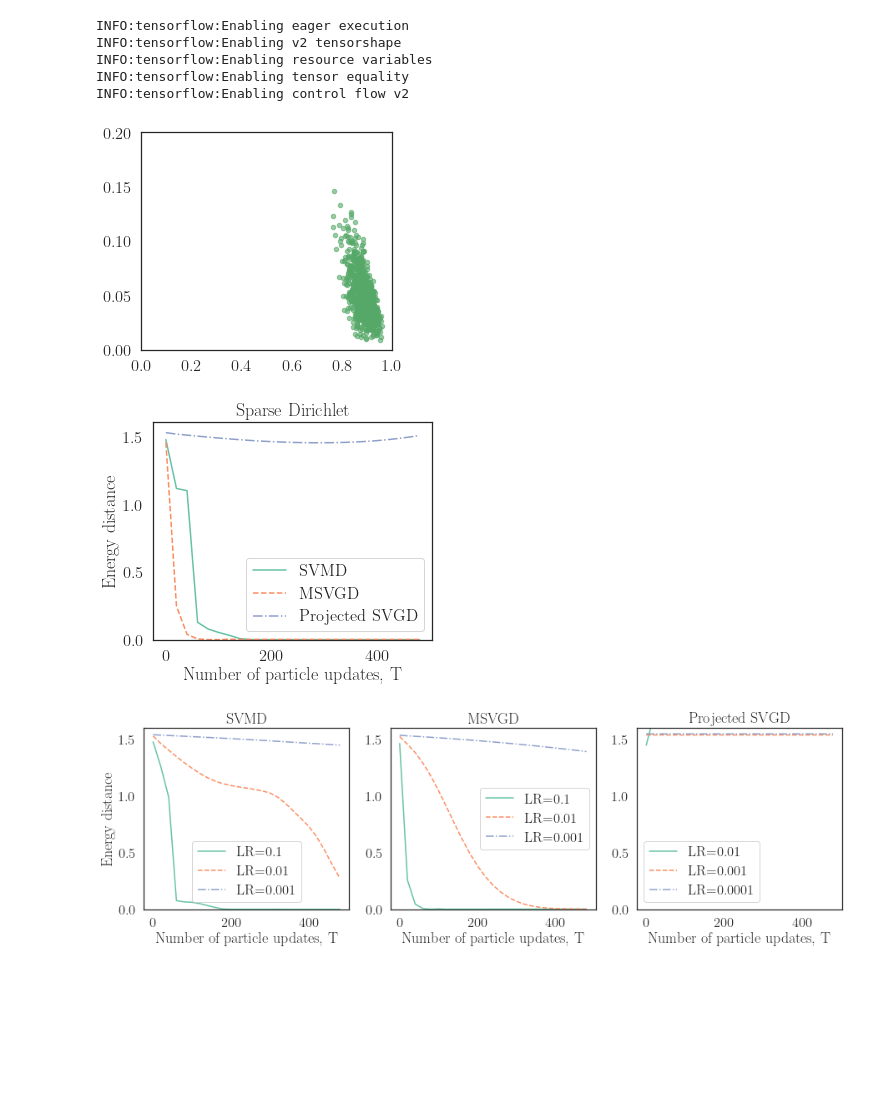
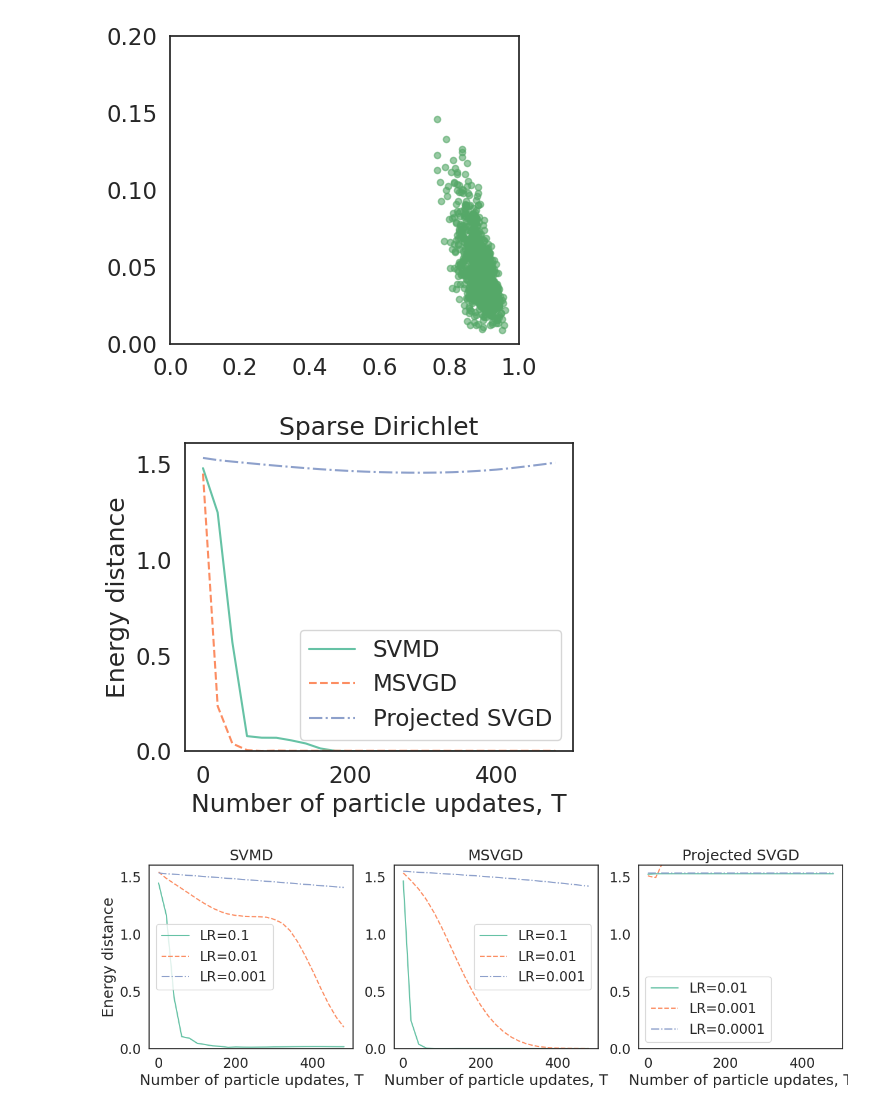
Before and after one commit to thjashin/mirror-stein-samplers, a Jupyter notebook: dirichlet.ipynb, the cells around one changed output. Cells and saved outputs as stored; diff of their text form; code cells hidden in the pictures; blank space fills up the shorter version.

```diff
--- a/dirichlet.ipynb
+++ b/dirichlet.ipynb
@@ -3,40 +3,30 @@ import numpy as np
 import tensorflow as tf
 import tensorflow_probability as tfp
 from tqdm import tqdm
-import math
 import seaborn as sns
 sns.set_theme(style="white", color_codes=True, font_scale=1.5)
 sns.set_palette("Set2")
 import matplotlib.pyplot as plt
 import matplotlib
 import matplotlib.tri as tri
-from matplotlib import cm
-from matplotlib import rc
-matplotlib.rcParams['mathtext.fontset'] = 'cm'
-matplotlib.rcParams['font.family'] = 'STIXGeneral'
-rc('text', usetex=True)
-from functools import reduce
-from scipy import stats
-from operator import mul
+# from matplotlib import cm
+# from matplotlib import rc
+# matplotlib.rcParams['mathtext.fontset'] = 'cm'
+# matplotlib.rcParams['font.family'] = 'STIXGeneral'
+# rc('text', usetex=True)
 from collections import defaultdict
 from itertools import cycle
 
 from constrained.simplex.entropic import SimplexEntropicMap, safe_reciprocal
 from constrained.simplex.proj import euclidean_proj_simplex
 from constrained.sampling.svgd import svgd_update, proj_svgd_update
-from constrained.sampling.svmd import svmd_update_v2
-from constrained.sampling.kernel import imq, rbf
+from constrained.sampling.svmd import svmd_update
+from constrained.sampling.kernel import imq
 from constrained.target import Target
 from utils import energy_dist
 
 np.random.seed(123)
 tf.random.set_seed(123)
-# %% [output]
-INFO:tensorflow:Enabling eager execution
-INFO:tensorflow:Enabling v2 tensorshape
-INFO:tensorflow:Enabling resource variables
-INFO:tensorflow:Enabling tensor equality
-INFO:tensorflow:Enabling control flow v2
 # %%
 class DirichletTarget(Target):
     def __init__(self, alpha):
@@ -139,7 +129,7 @@ else:
     ax.set_xlim([0, 1])
     ax.set_ylim([0, 0.2])
 # %% [output]
-[figure, old version]
+[figure, new version]
 # %%
 def run(target, ground_truth_set, method="smvd", lr=0.005):
     q0 = tfp.distributions.Dirichlet(tf.ones(D, dtype=tf.float64)*5)
@@ -161,8 +151,8 @@ def run(target, ground_truth_set, method="smvd", lr=0.005):
 #     optimizer = tf.keras.optimizers.SGD(lr)
     for t in trange:
         if method == "svmd":
-            eta_grad = svmd_update_v2(target, theta, kernel, n_eigen_threshold=0.98)
-        elif method == "svgd":
+            eta_grad = svmd_update(target, theta, kernel, n_eigen_threshold=0.998)
+        elif method == "msvgd":
             eta_grad = svgd_update(target, eta, theta, kernel)
         elif method == "proj_svgd":
             theta_grad = proj_svgd_update(target, theta, kernel)
@@ -182,14 +172,14 @@ def run(target, ground_truth_set, method="smvd", lr=0.005):
     theta_ext = tf.concat([theta, 1 - tf.reduce_sum(theta, axis=-1, keepdims=True)], -1)
     return theta_ext, eds
 # %%
-methods = ["svmd", "svgd", "proj_svgd"]
+methods = ["svmd", "msvgd", "proj_svgd"]
 # %%
 # search_lr = [0.1, 0.01, 0.001]
 samples_dict = defaultdict(list)
 eds_dict = defaultdict(list)
 
 lr_map = {
-    "svgd": 0.1,
+    "msvgd": 0.1,
     "svmd": 0.1,
     "proj_svgd": 1e-4,
 }
@@ -201,26 +191,26 @@ for method in methods:
 # %%
 f, ax = plt.subplots(1, 1, figsize=(5, 4))
 ax.set_title("Sparse Dirichlet")
 name_map = {
-    "svgd": "MSVGD",
+    "msvgd": "MSVGD",
     "svmd": "SVMD",
     "proj_svgd": "Projected SVGD"
 }
 lines = ["-","--","-.",":"]
 linecycler = cycle(lines)
 
 for i, method in enumerate(methods):
     linestyle = next(linecycler)
     # for j, lr in enumerate(search_lr):
     #     if lr in [0.1, 0.01]:
     ax.plot(np.arange(len(eds_dict[method][0])) * 20, eds_dict[method][0], linestyle, label="{}".format(name_map[method]))
 ax.set_ylim(bottom=0)
 ax.set_xlabel("Number of particle updates, T")
 ax.set_ylabel("Energy distance")
 ax.legend()
-plt.savefig("dirichlet_{}d.pdf".format(D), bbox_inches="tight", dpi=150)
+# plt.savefig("dirichlet_{}d.pdf".format(D), bbox_inches="tight", dpi=150)
 # %% [output]
-[figure, old version]
+[figure, new version]
 # %%
 search_lr = [0.1, 0.01, 0.001]
 samples_dict = defaultdict(list)
@@ -251,9 +241,9 @@ for i, method in enumerate(methods):
     if i == 0:
         axes[i].set_ylabel("Energy distance")
     axes[i].legend()
-plt.savefig("dir_{}d_wrt_lr.pdf".format(D), bbox_inches="tight", dpi=150)
+# plt.savefig("dir_{}d_wrt_lr.pdf".format(D), bbox_inches="tight", dpi=150)
 # %% [output]
-[figure, old version]
+[figure, new version]
 # %%
 for method in methods:
     f, axes = plt.subplots(1, len(search_lr), figsize=(4.5 * len(search_lr), 4))
```
Also changed, not shown: parts of 1 cell of this notebook, 13 other files.
